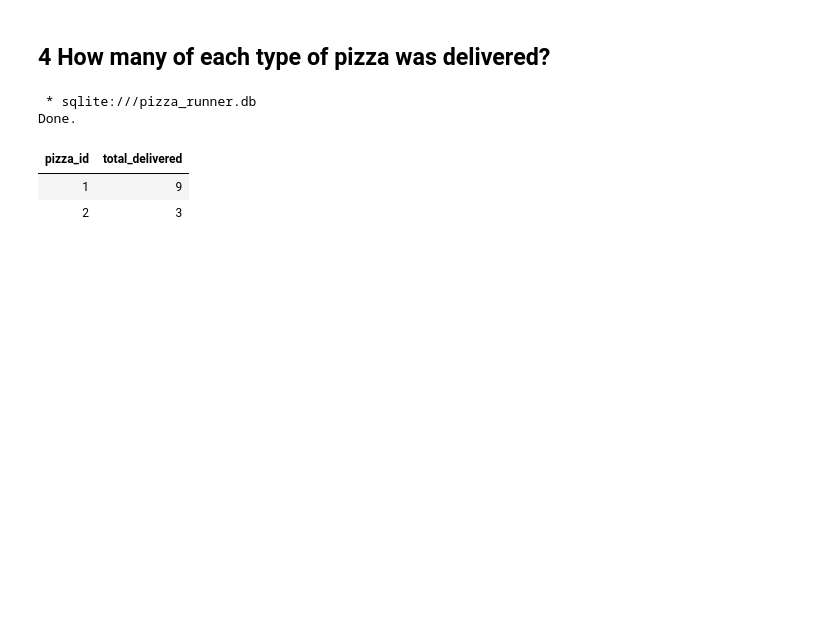
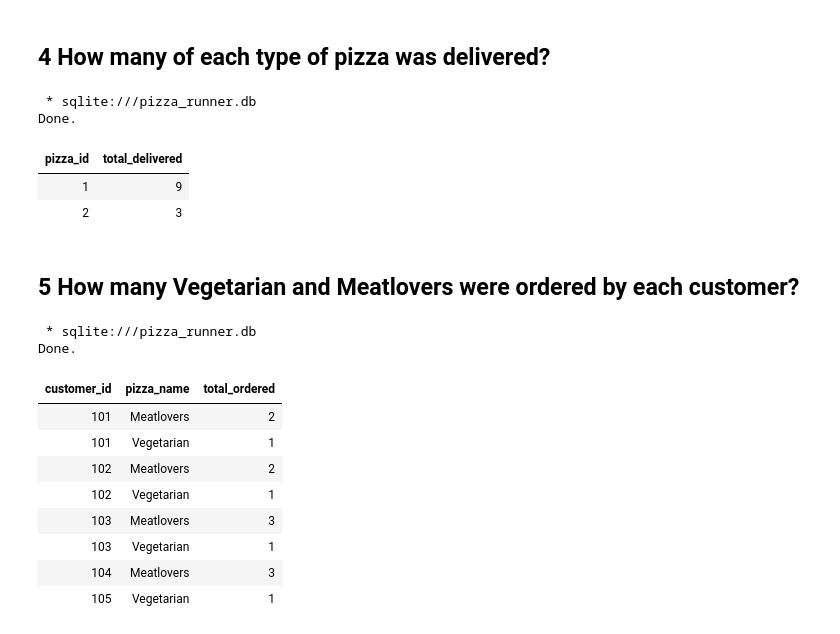
Before and after one commit to Kuziomkin/analytics_case_study, a Jupyter notebook: pizza_runner/pizza_runner_sql.ipynb, the cells around one changed output. Cells and saved outputs as stored; diff of their text form; code cells hidden in the pictures; blank space fills up the shorter version.

```diff
--- a/pizza_runner/pizza_runner_sql.ipynb
+++ b/pizza_runner/pizza_runner_sql.ipynb
@@ -407,3 +407,30 @@ Done.
 | pizza_id | total_delivered |
 | 1 | 9 |
 | 2 | 3 |
+# %% [markdown]
+## 5 How many Vegetarian and Meatlovers were ordered by each customer?
+# %%
+%%sql
+
+SELECT
+    co.customer_id
+    , pn.pizza_name
+    , COUNT(pn.pizza_name) AS total_ordered
+FROM
+    customer_orders AS co
+LEFT JOIN pizza_names AS pn ON co.pizza_id = pn.pizza_id
+GROUP BY
+    co.customer_id
+    , pn.pizza_id
+# %% [output]
+ * sqlite:///pizza_runner.db
+Done.
+| customer_id | pizza_name | total_ordered |
+| 101 | Meatlovers | 2 |
+| 101 | Vegetarian | 1 |
+| 102 | Meatlovers | 2 |
+| 102 | Vegetarian | 1 |
+| 103 | Meatlovers | 3 |
+| 103 | Vegetarian | 1 |
+| 104 | Meatlovers | 3 |
+| 105 | Vegetarian | 1 |
```
Also changed, not shown: parts of 1 cell of this notebook.
